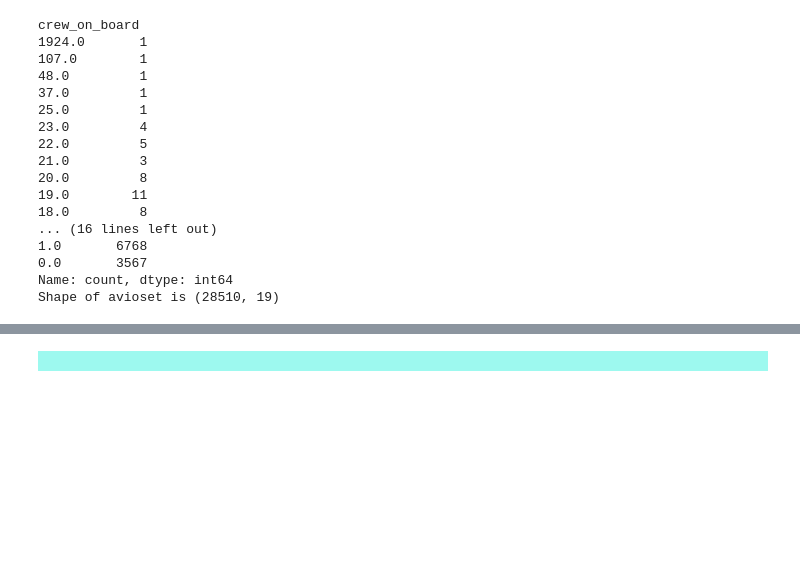
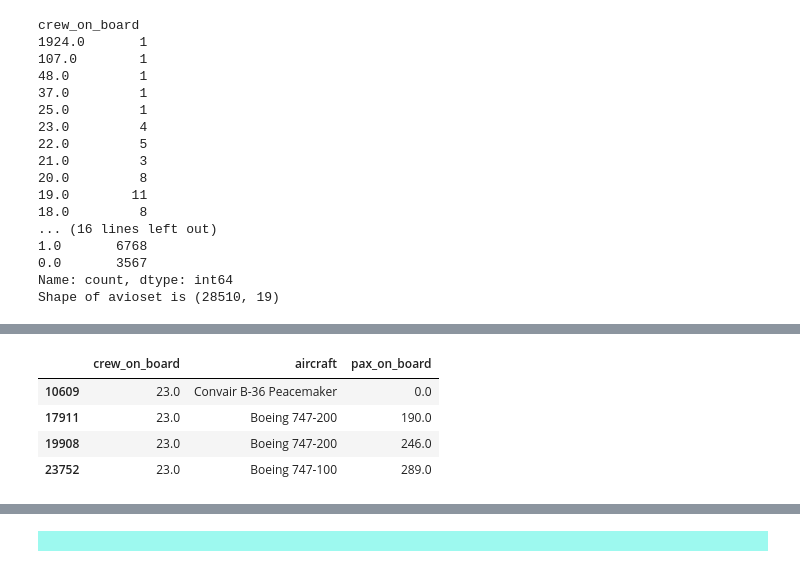
Before and after one commit to petiatodorova/Accidents-in-Aviation-Analysis, a Jupyter notebook: Dataset_1_AAB.ipynb, the cells around one changed output, grey strips where cells are left out. Saved outputs shown, nothing was run; the diff lists cells and outputs as text; code cells hidden in the pictures; blank space fills up the shorter version.

```diff
--- a/Dataset_1_AAB.ipynb
+++ b/Dataset_1_AAB.ipynb
@@ -1010,0 +1106,9 @@ Shape of avioset is (28510, 19)
+# %%
+# Let's see which aircraft can have 23 crew
+avioset.loc[(avioset['crew_on_board'] == 23.00), ['crew_on_board', 'aircraft', 'pax_on_board']]
+# %% [output]
+|  | crew_on_board | aircraft | pax_on_board |
+| 10609 | 23.0 | Convair B-36 Peacemaker | 0.0 |
+| 17911 | 23.0 | Boeing 747-200 | 190.0 |
+| 19908 | 23.0 | Boeing 747-200 | 246.0 |
+| 23752 | 23.0 | Boeing 747-100 | 289.0 |
```
Also changed, not shown: parts of 20 cells of this notebook.
